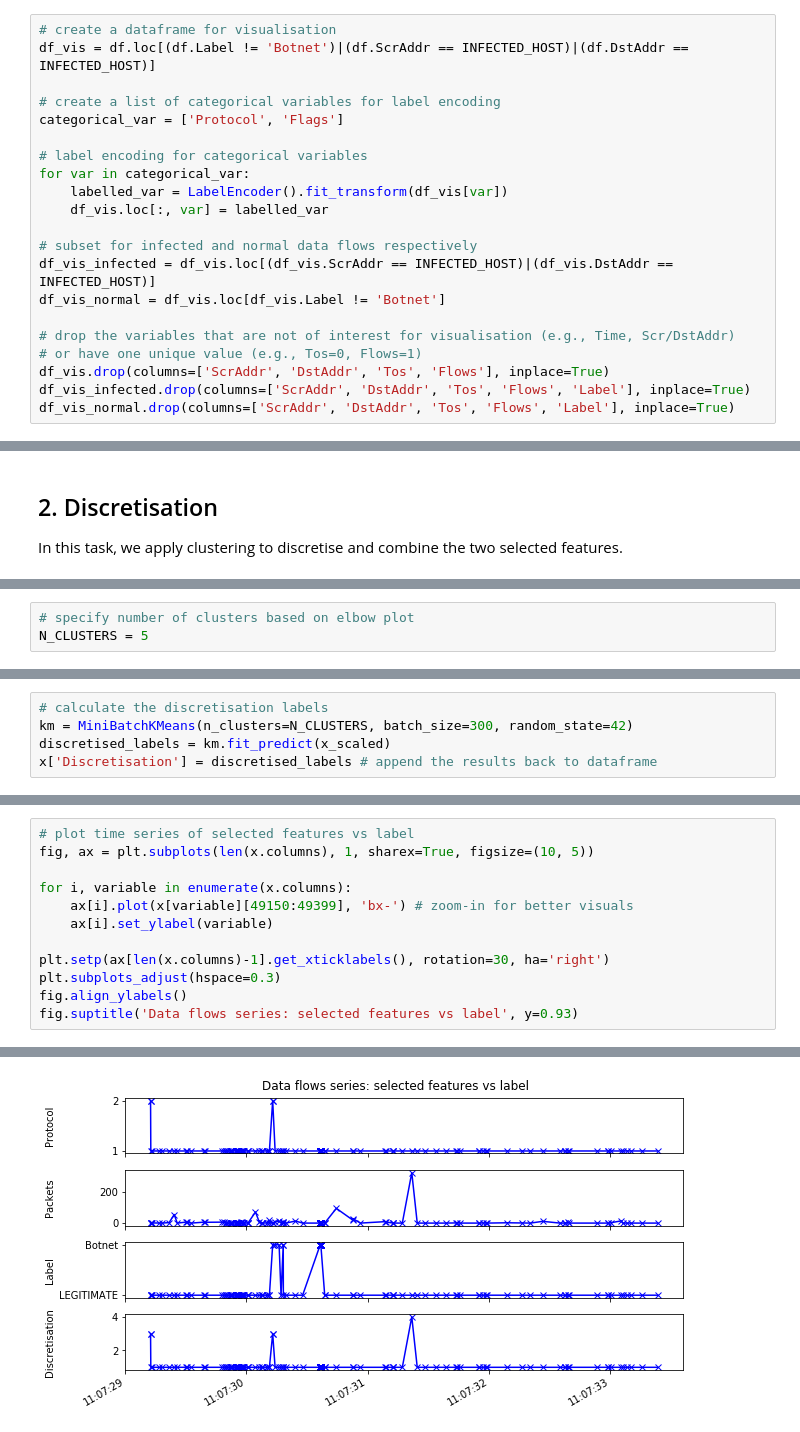
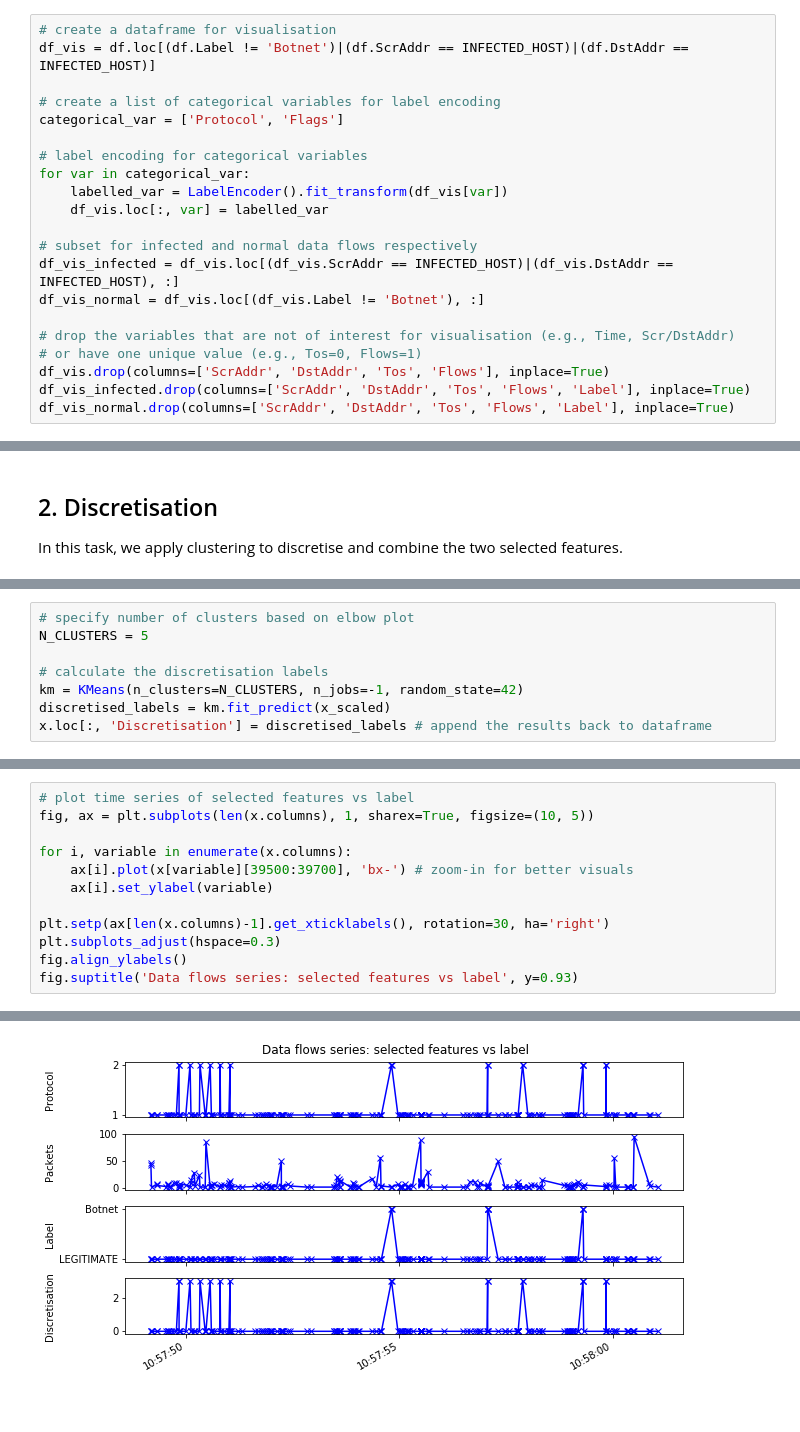
Before and after one commit to chengh42/Cyber-Data-Analytics, a Jupyter notebook: data stream/Task3_Discretization.ipynb, the cells around one changed output, grey strips where cells are left out. Cells and saved outputs as stored; diff of their text form.

```diff
--- a/data stream/Task3_Discretization.ipynb
+++ b/data stream/Task3_Discretization.ipynb
@@ -147,8 +147,8 @@ for var in categorical_var:
     df_vis.loc[:, var] = labelled_var
 
 # subset for infected and normal data flows respectively
-df_vis_infected = df_vis.loc[(df_vis.ScrAddr == INFECTED_HOST)|(df_vis.DstAddr == INFECTED_HOST)]
-df_vis_normal = df_vis.loc[df_vis.Label != 'Botnet']
+df_vis_infected = df_vis.loc[(df_vis.ScrAddr == INFECTED_HOST)|(df_vis.DstAddr == INFECTED_HOST), :]
+df_vis_normal = df_vis.loc[(df_vis.Label != 'Botnet'), :]
 
 # drop the variables that are not of interest for visualisation (e.g., Time, Scr/DstAddr)
 # or have one unique value (e.g., Tos=0, Flows=1)
@@ -242,3 +256,8 @@ Text(0.5, 1.0, 'Elbow method for optimal k')
 # %%
 # specify number of clusters based on elbow plot
 N_CLUSTERS = 5
+
+# calculate the discretisation labels
+km = KMeans(n_clusters=N_CLUSTERS, n_jobs=-1, random_state=42)
+discretised_labels = km.fit_predict(x_scaled)
+x.loc[:, 'Discretisation'] = discretised_labels # append the results back to dataframe
@@ -245,5 +274,0 @@ N_CLUSTERS = 5
-# %%
-# calculate the discretisation labels
-km = MiniBatchKMeans(n_clusters=N_CLUSTERS, batch_size=300, random_state=42)
-discretised_labels = km.fit_predict(x_scaled)
-x['Discretisation'] = discretised_labels # append the results back to dataframe
@@ -256,15 +275,15 @@ See the caveats in the documentation: http://pandas.pydata.org/pandas-docs/stabl
 # %%
 # plot time series of selected features vs label
 fig, ax = plt.subplots(len(x.columns), 1, sharex=True, figsize=(10, 5))
 
 for i, variable in enumerate(x.columns):
-    ax[i].plot(x[variable][49150:49399], 'bx-') # zoom-in for better visuals
+    ax[i].plot(x[variable][39500:39700], 'bx-') # zoom-in for better visuals
     ax[i].set_ylabel(variable)
 
 plt.setp(ax[len(x.columns)-1].get_xticklabels(), rotation=30, ha='right')
 plt.subplots_adjust(hspace=0.3)
 fig.align_ylabels()
 fig.suptitle('Data flows series: selected features vs label', y=0.93)
 # %% [output]
 Text(0.5, 0.93, 'Data flows series: selected features vs label')
-[figure, old version]
+[figure, new version]
```
Also changed, not shown: parts of 6 cells of this notebook.
